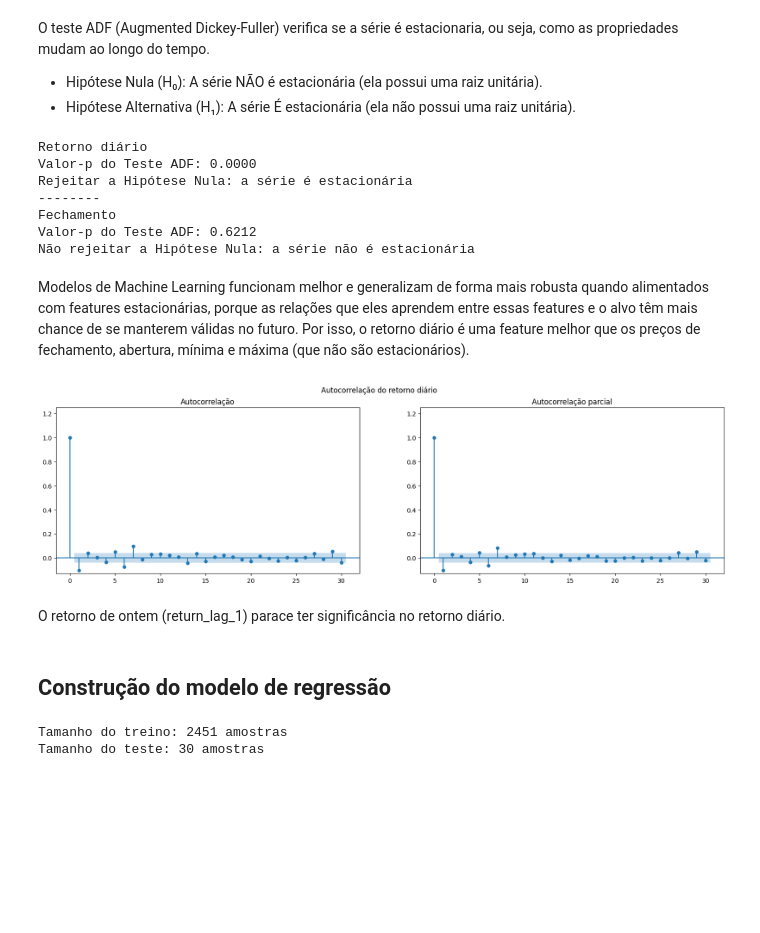
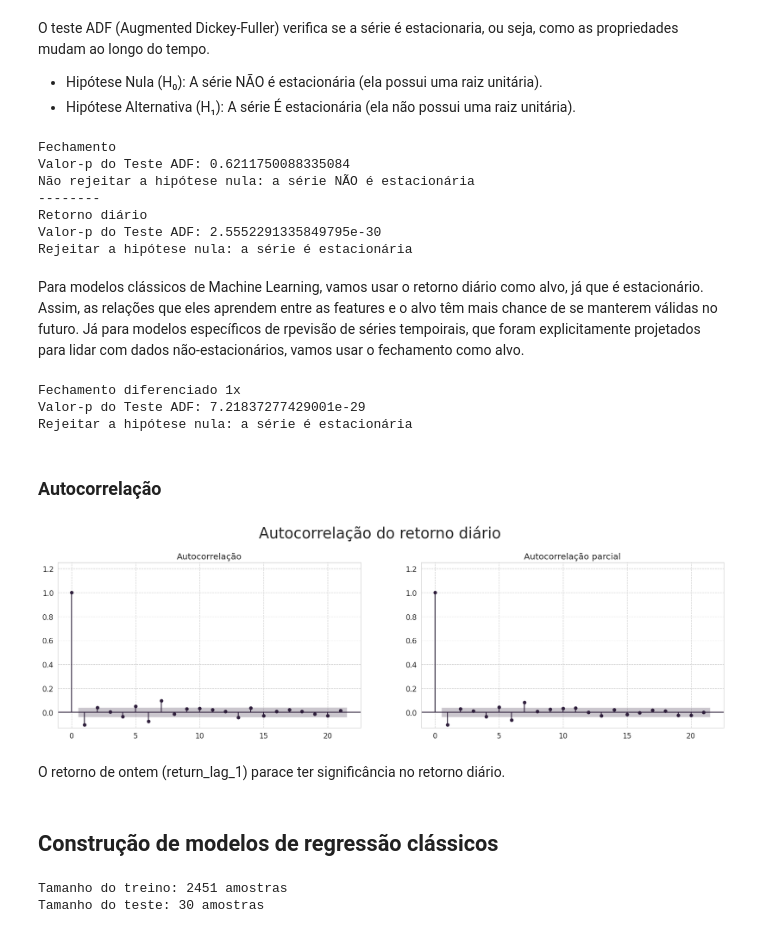
Before and after one commit to JacksonvBarbosa/Analise_Indice_Ibovespa, a Jupyter notebook: notebooks/04-regression-modeling-and-evalutation-notebook.ipynb, the cells around one changed output. Drawn from its saved outputs; the diff is of its cells as text; code cells hidden in the pictures; blank space fills up the shorter version.

Commit message:
continuando regressão

```diff
--- a/notebooks/04-regression-modeling-and-evalutation-notebook.ipynb
+++ b/notebooks/04-regression-modeling-and-evalutation-notebook.ipynb
@@ -60,43 +90,53 @@ O teste ADF (Augmented Dickey-Fuller) verifica se a série é estacionaria, ou s
 def is_stationary(series):
 
   adf = adfuller(series)
-  print(f'Valor-p do Teste ADF: {adf[1]:.4f}')
+  print(f'Valor-p do Teste ADF: {adf[1]}')
 
   # Nível de significância de 95%
   if adf[1] > 0.05:
-    print('Não rejeitar a Hipótese Nula: a série não é estacionária')
+    print('Não rejeitar a hipótese nula: a série NÃO é estacionária')
   else:
-    print('Rejeitar a Hipótese Nula: a série é estacionária')
+    print('Rejeitar a hipótese nula: a série é estacionária')
+
+
+# Fechamento
+print('Fechamento')
+is_stationary(df['close'].values)
+
+print('--------')
 
 # Retorno diário
 print('Retorno diário')
 is_stationary(df['daily_return'].values)
-
-print('--------')
-
-# Fechamento
-print('Fechamento')
-is_stationary(df['close'].values)
 # %% [output]
+Fechamento
+Valor-p do Teste ADF: 0.6211750088335084
+Não rejeitar a hipótese nula: a série NÃO é estacionária
+--------
 Retorno diário
-Valor-p do Teste ADF: 0.0000
-Rejeitar a Hipótese Nula: a série é estacionária
---------
-Fechamento
-Valor-p do Teste ADF: 0.6212
-Não rejeitar a Hipótese Nula: a série não é estacionária
+Valor-p do Teste ADF: 2.5552291335849795e-30
+Rejeitar a hipótese nula: a série é estacionária
 # %% [markdown]
-Modelos de Machine Learning funcionam melhor e generalizam de forma mais robusta quando alimentados com features estacionárias, porque as relações que eles aprendem entre essas features e o alvo têm mais chance de se manterem válidas no futuro. Por isso, o retorno diário é uma feature melhor que os preços de fechamento, abertura, mínima e máxima (que não são estacionários).
+Para modelos clássicos de Machine Learning, vamos usar o retorno diário como alvo, já que é estacionário. Assim, as relações que eles aprendem entre as features e o alvo têm mais chance de se manterem válidas no futuro. Já para modelos específicos de rpevisão de séries tempoirais, que foram explicitamente projetados para lidar com dados não-estacionários, vamos usar o fechamento como alvo.
+# %%
+print('Fechamento diferenciado 1x')
+is_stationary(df['close'].diff().dropna().values)
+# %% [output]
+Fechamento diferenciado 1x
+Valor-p do Teste ADF: 7.21837277429001e-29
+Rejeitar a hipótese nula: a série é estacionária
+# %% [markdown]
+### Autocorrelação
 # %%
 fig, axes = plt.subplots(1, 2, figsize = (20,5))
 
-plot_acf(df['daily_return'], lags = 30, title = 'Autocorrelação', auto_ylims = True, ax = axes[0])
-plot_pacf(df['daily_return'], lags = 30, title = 'Autocorrelação parcial', auto_ylims = True, ax = axes[1])
-plt.suptitle('Autocorrelação do retorno diário')
+plot_acf(df['daily_return'], lags = 21, title = 'Autocorrelação', auto_ylims = True, ax = axes[0])
+plot_pacf(df['daily_return'], lags = 21, title = 'Autocorrelação parcial', auto_ylims = True, ax = axes[1])
+plt.suptitle('Autocorrelação do retorno diário', y=1.05)
 plt.show()
 # %% [output]
-[figure, old version]
+[figure, new version]
 # %% [markdown]
 O retorno de ontem (return_lag_1) parace ter significância no retorno diário.
 # %% [markdown]
-## Construção do modelo de regressão
+## Construção de modelos de regressão clássicos
@@ -113,9 +142,0 @@ y = y.loc[X_shifted.index]
-# %%
-# divisão entre treino e teste (30 dias de pregão, conforme requisito) de forma cronológica (sem aleatoriedade)
-X_train, X_test, y_train, y_test = train_test_split(X_shifted, y, test_size=30, shuffle=False)
-
-print(f"Tamanho do treino: {len(X_train)} amostras")
-print(f"Tamanho do teste: {len(X_test)} amostras")
-# %% [output]
-Tamanho do treino: 2451 amostras
-Tamanho do teste: 30 amostras
@@ -122,3 +151,12 @@ Tamanho do teste: 30 amostras
+# %%
+# divisão entre treino e teste (30 dias de pregão, conforme requisito) de forma cronológica (sem aleatoriedade)
+X_train, X_test, y_train, y_test = train_test_split(X_shifted, y, test_size=30, shuffle=False)
+
+print(f"Tamanho do treino: {len(X_train)} amostras")
+print(f"Tamanho do teste: {len(X_test)} amostras")
+# %% [output]
+Tamanho do treino: 2451 amostras
+Tamanho do teste: 30 amostras
 # %%
 # definindo modelos de regressão
 seed = 42
```
Also changed, not shown: parts of 30 cells of this notebook, 2 other files.
